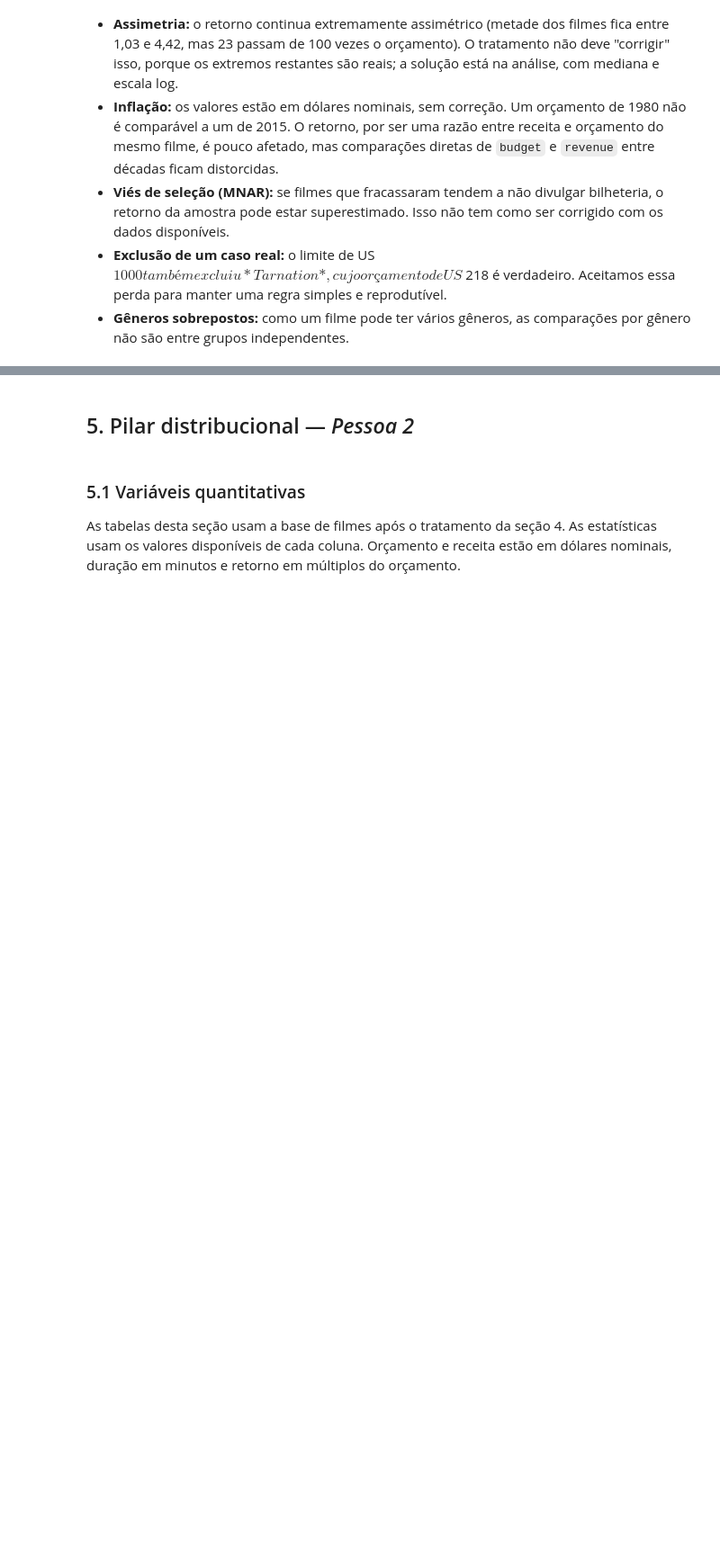
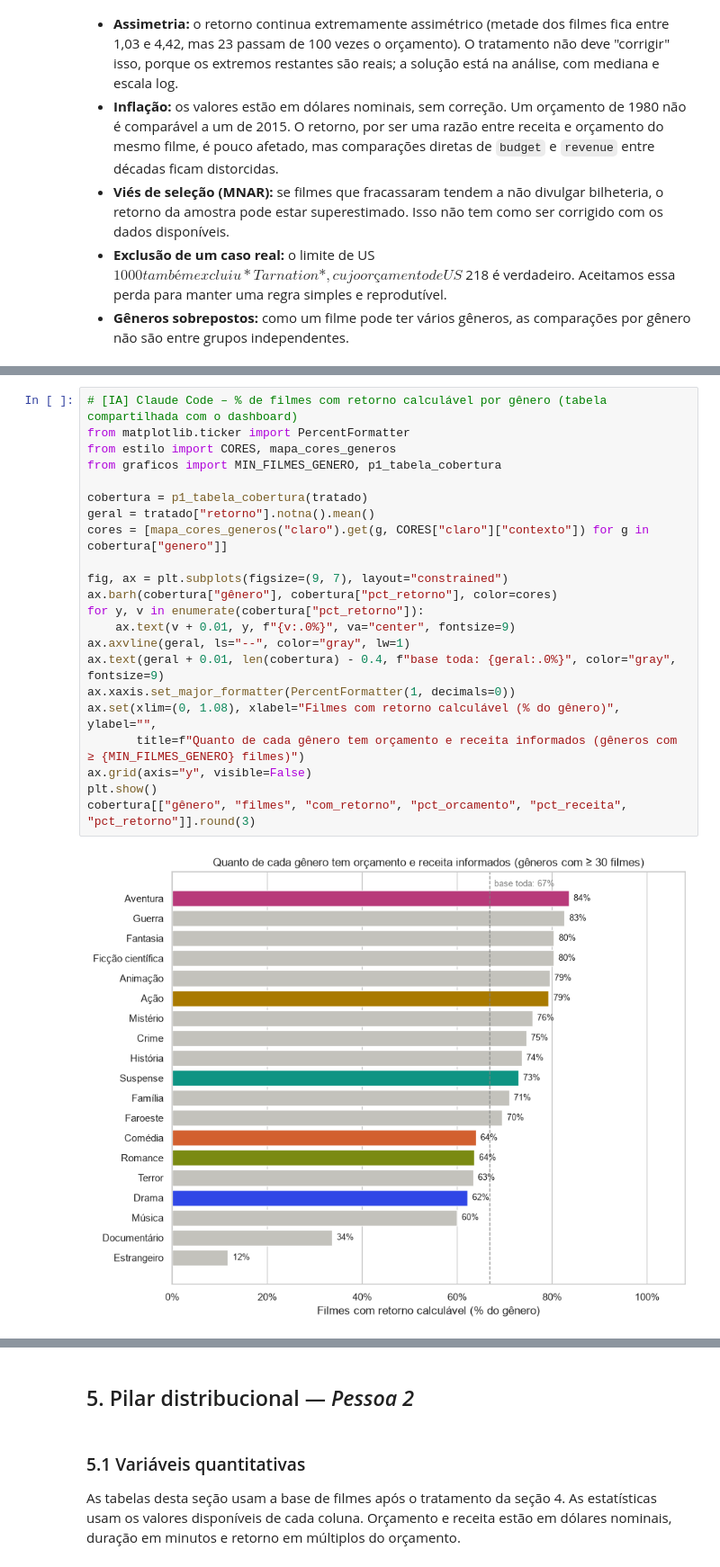
Before and after one commit to raulferraz85/Projeto-AVD, a Jupyter notebook: src/parte_especifica/eda.ipynb, the cells around one changed output, grey strips where cells are left out. Shown at 90% size. Saved outputs shown, nothing was run; the diff lists cells and outputs as text; blank space fills up the shorter version.

```diff
--- a/src/parte_especifica/eda.ipynb
+++ b/src/parte_especifica/eda.ipynb
@@ -473,0 +478,24 @@ As duas medidas subiram porque os zeros puxavam os valores para baixo sem repres
+# %%
+# [IA] Claude Code – % de filmes com retorno calculável por gênero (tabela compartilhada com o dashboard)
+from matplotlib.ticker import PercentFormatter
+from estilo import CORES, mapa_cores_generos
+from graficos import MIN_FILMES_GENERO, p1_tabela_cobertura
+
+cobertura = p1_tabela_cobertura(tratado)
+geral = tratado["retorno"].notna().mean()
+cores = [mapa_cores_generos("claro").get(g, CORES["claro"]["contexto"]) for g in cobertura["genero"]]
+
+fig, ax = plt.subplots(figsize=(9, 7), layout="constrained")
+ax.barh(cobertura["gênero"], cobertura["pct_retorno"], color=cores)
+for y, v in enumerate(cobertura["pct_retorno"]):
+    ax.text(v + 0.01, y, f"{v:.0%}", va="center", fontsize=9)
+ax.axvline(geral, ls="--", color="gray", lw=1)
+ax.text(geral + 0.01, len(cobertura) - 0.4, f"base toda: {geral:.0%}", color="gray", fontsize=9)
+ax.xaxis.set_major_formatter(PercentFormatter(1, decimals=0))
+ax.set(xlim=(0, 1.08), xlabel="Filmes com retorno calculável (% do gênero)", ylabel="",
+       title=f"Quanto de cada gênero tem orçamento e receita informados (gêneros com ≥ {MIN_FILMES_GENERO} filmes)")
+ax.grid(axis="y", visible=False)
+plt.show()
+cobertura[["gênero", "filmes", "com_retorno", "pct_orcamento", "pct_receita", "pct_retorno"]].round(3)
+# %% [output]
+[figure, added]
```
Also changed, not shown: parts of 3 cells of this notebook, 3 other files.
